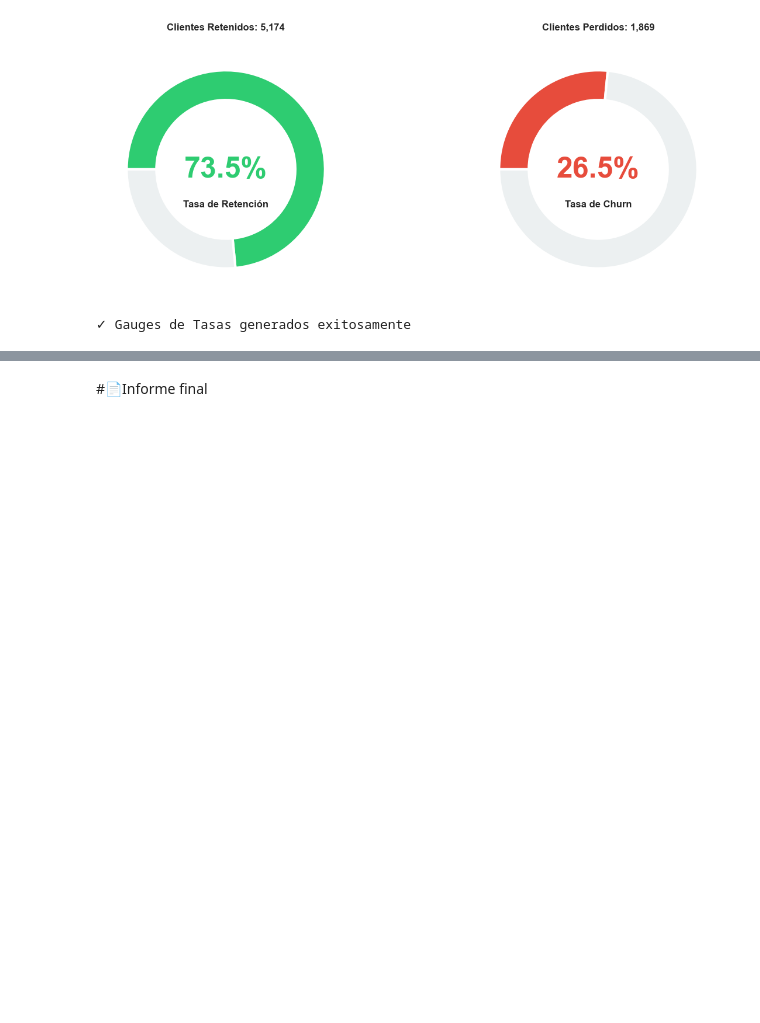
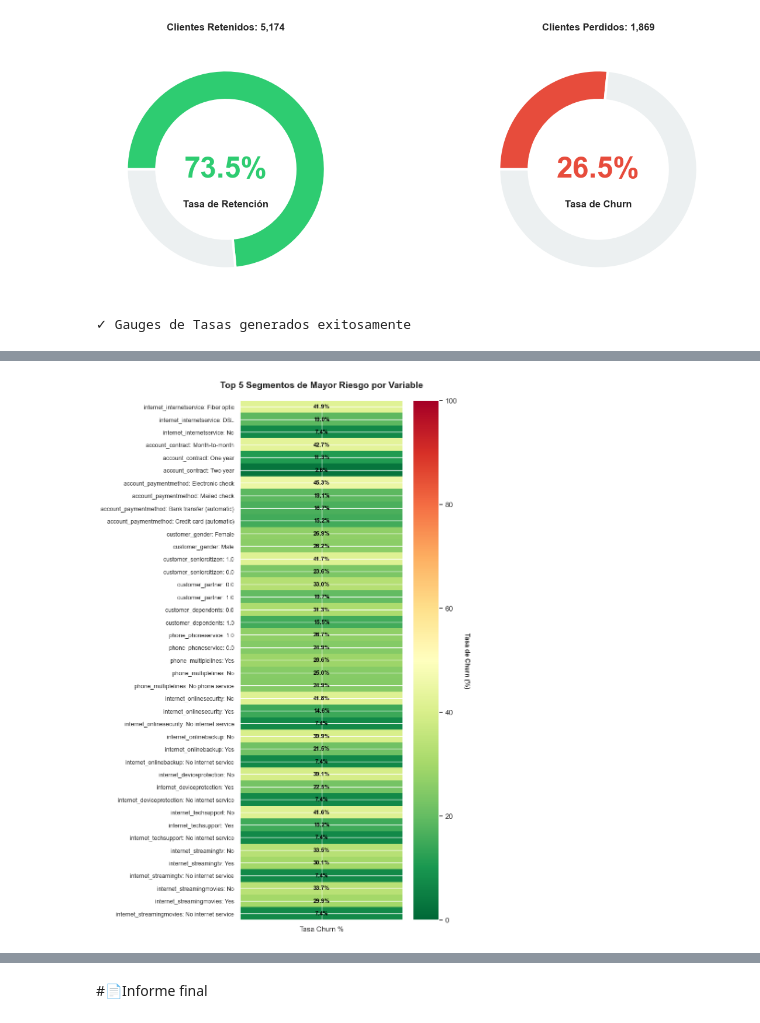
Before and after one commit to marianoInsa/ONE-TelecomX, a Jupyter notebook: Challenge-TelecomX.ipynb, the cells around one changed output, grey strips where cells are left out. Drawn from its saved outputs; the diff is of its cells as text; code cells hidden in the pictures; blank space fills up the shorter version.

```diff
--- a/Challenge-TelecomX.ipynb
+++ b/Challenge-TelecomX.ipynb
@@ -1168,0 +1567,46 @@ print("✓ Gauges de Tasas generados exitosamente")
+# %%
+def visualizar_mapa_riesgo(analisis_dict, top_n=5):
+    """
+    Crea mapa de calor con los segmentos de mayor riesgo por variable.
+    """
+    # recopilar top segmentos por variable
+    data_matrix = []
+    labels_y = []
+
+    for variable, df_var in analisis_dict.items():
+        top_segments = df_var.nlargest(top_n, 'Tasa_Churn_%')
+        for _, row in top_segments.iterrows():
+            data_matrix.append(row['Tasa_Churn_%'])
+            labels_y.append(f"{variable}: {row['Categoria']}")
+
+    # crear matriz
+    matrix = np.array(data_matrix).reshape(-1, 1)
+
+    # visualizar mapa de calor
+    fig, ax = plt.subplots(figsize=(8, max(10, len(labels_y) * 0.3)))
+    im = ax.imshow(matrix, cmap='RdYlGn_r', aspect='auto', vmin=0, vmax=100)
+
+    # configurar ejes
+    ax.set_yticks(range(len(labels_y)))
+    ax.set_yticklabels(labels_y, fontsize=9)
+    ax.set_xticks([0])
+    ax.set_xticklabels(['Tasa Churn %'])
+    ax.set_title(f'Top {top_n} Segmentos de Mayor Riesgo por Variable',
+                 fontsize=14, fontweight='bold', pad=20)
+
+    # añadir valores en las celdas
+    for i in range(len(labels_y)):
+        text = ax.text(0, i, f'{matrix[i, 0]:.1f}%',
+                       ha="center", va="center", color="black", fontsize=9, fontweight='bold')
+
+    # barra de color
+    cbar = plt.colorbar(im, ax=ax)
+    cbar.set_label('Tasa de Churn (%)', rotation=270, labelpad=20, fontsize=10, fontweight='bold')
+
+    plt.tight_layout()
+    return fig, ax
+# %%
+grafico_mapa_riesgo, axes_mapa = visualizar_mapa_riesgo(resultados_analisis, top_n=5)
+plt.show()
+# %% [output]
+[figure, added]
```
Also changed, not shown: parts of 35 cells of this notebook.
